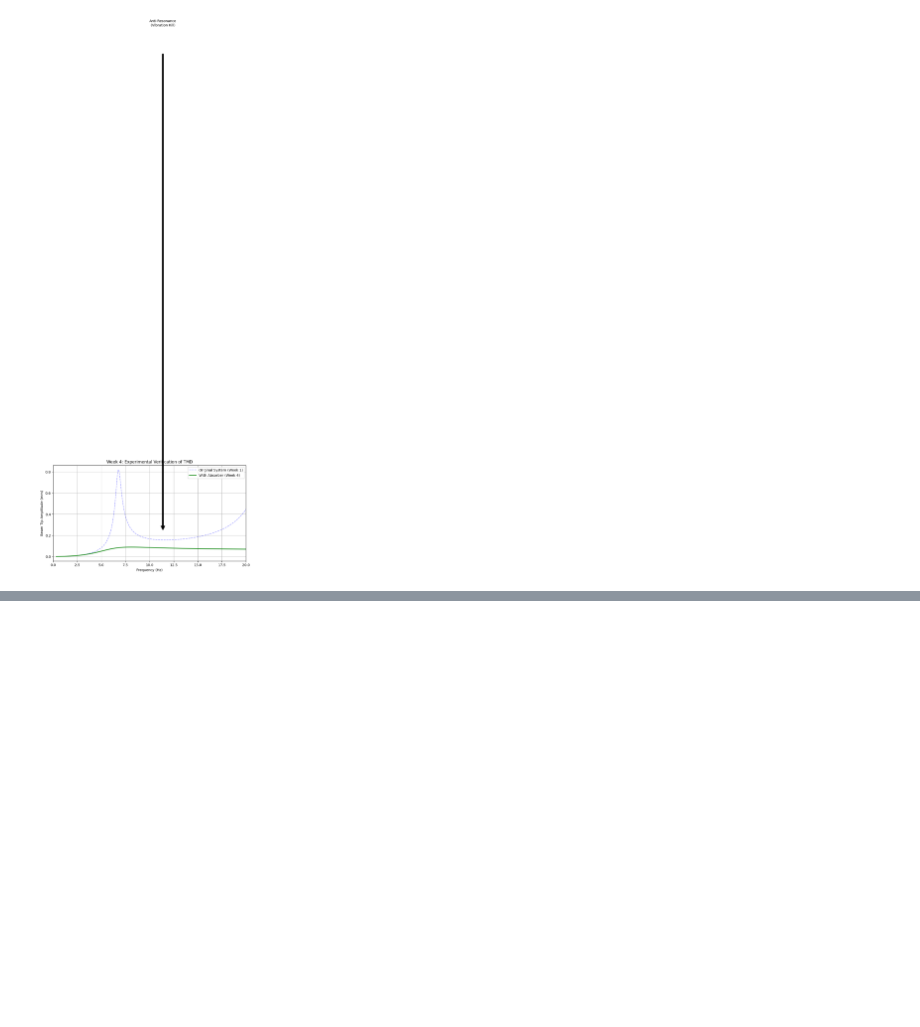
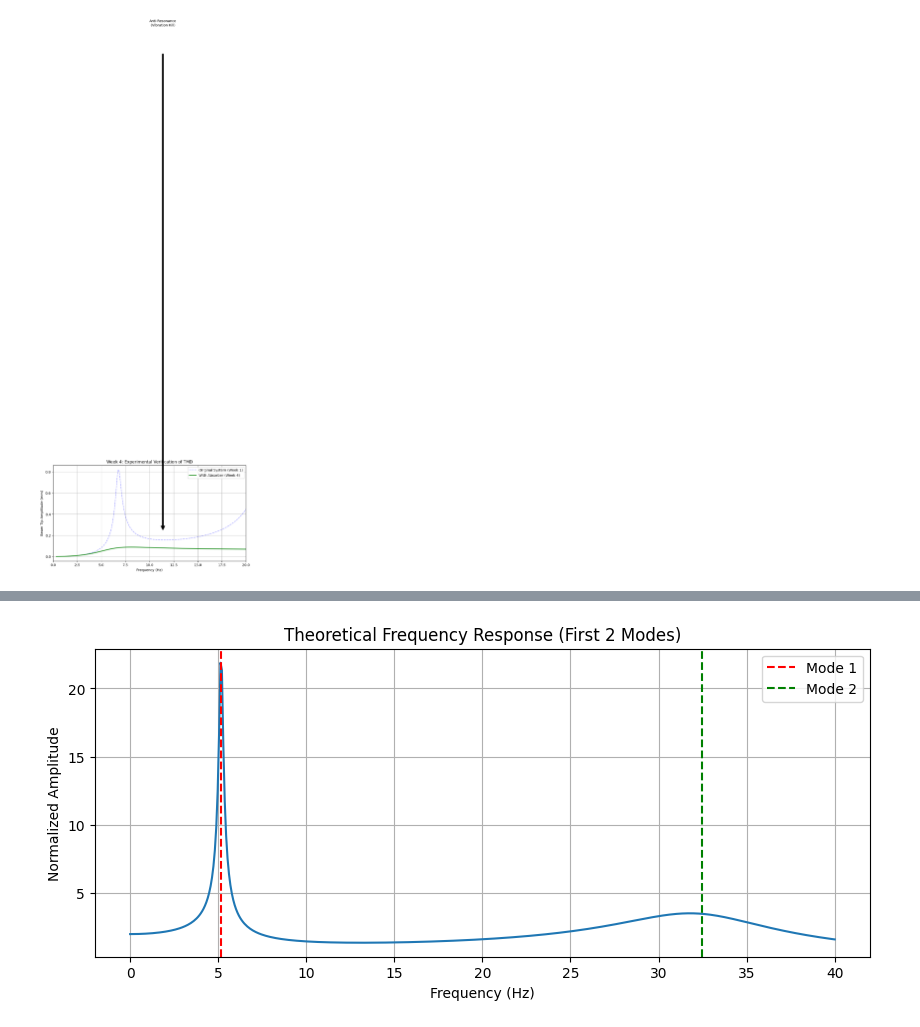
Before and after one commit to Du-nara/ME421-Mechanical-Systems-Lab-A3, a Jupyter notebook: Vibration/E_20_289_Vibration.ipynb, the cells around one changed output, grey strips where cells are left out. Cells and saved outputs as stored; diff of their text form; code cells hidden in the pictures; blank space fills up the shorter version.

```diff
--- a/Vibration/E_20_289_Vibration.ipynb
+++ b/Vibration/E_20_289_Vibration.ipynb
@@ -523,0 +702,37 @@ Absorber Stiffness: 920.2 N/m
+# %%
+# Frequency Response Function (FRF) Generation
+freqs = np.linspace(0, 40, 500) # 0 to 40 Hz
+omega_range = freqs * 2 * np.pi
+
+def get_FRF_magnitude(omega, w_n, zeta):
+    # Standard 1-DOF magnification factor for each mode
+    r = omega / w_n
+    return 1 / np.sqrt((1 - r**2)**2 + (2 * zeta * r)**2)
+
+# Total Response Magnitude (Approximate superposition at Exciter Location)
+# We assume force amplitude is constant Q (or proportional to omega^2 if unbalanced mass)
+# Assuming unbalanced mass: Force F = m_unbalance * e * omega^2
+response_mag = []
+
+for w in omega_range:
+    # Mode 1 Contribution
+    H1 = get_FRF_magnitude(w, omega_n[0], zeta_1)
+    # Mode 2 Contribution
+    H2 = get_FRF_magnitude(w, omega_n[1], zeta_2)
+
+    # Superposition (ignoring phase diff for magnitude envelope visualization)
+    resp = H1 + H2
+    response_mag.append(resp)
+
+plt.figure(figsize=(10, 4))
+plt.plot(freqs, response_mag)
+plt.title("Theoretical Frequency Response (First 2 Modes)")
+plt.xlabel("Frequency (Hz)")
+plt.ylabel("Normalized Amplitude")
+plt.axvline(omega_n[0]/(2*np.pi), color='r', linestyle='--', label='Mode 1')
+plt.axvline(omega_n[1]/(2*np.pi), color='g', linestyle='--', label='Mode 2')
+plt.legend()
+plt.grid(True)
+plt.show()
+# %% [output]
+[figure, added]
```
Also changed, not shown: parts of 7 cells of this notebook.
